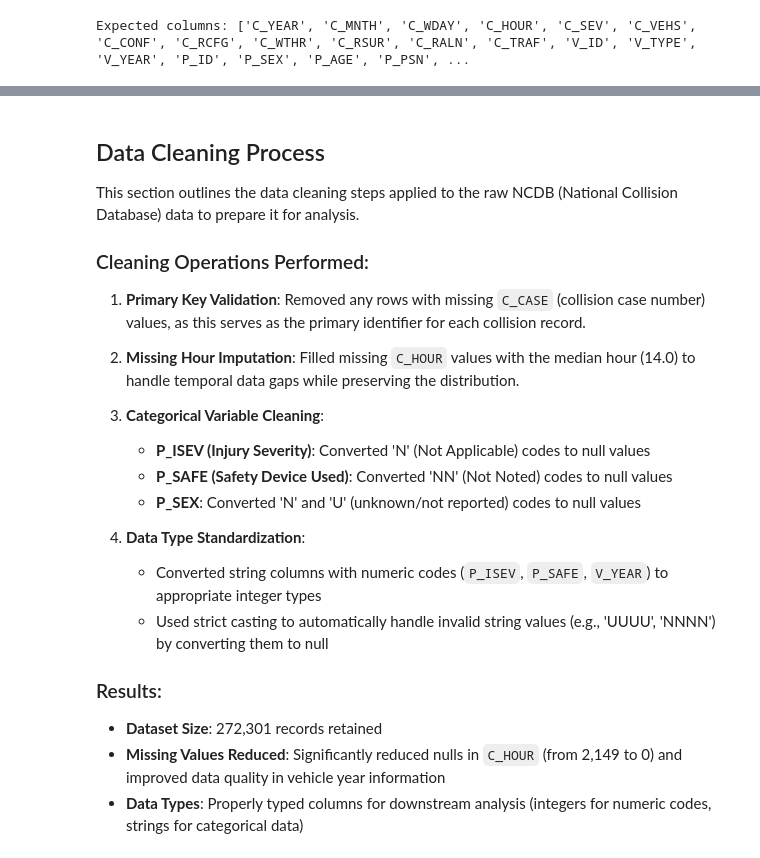
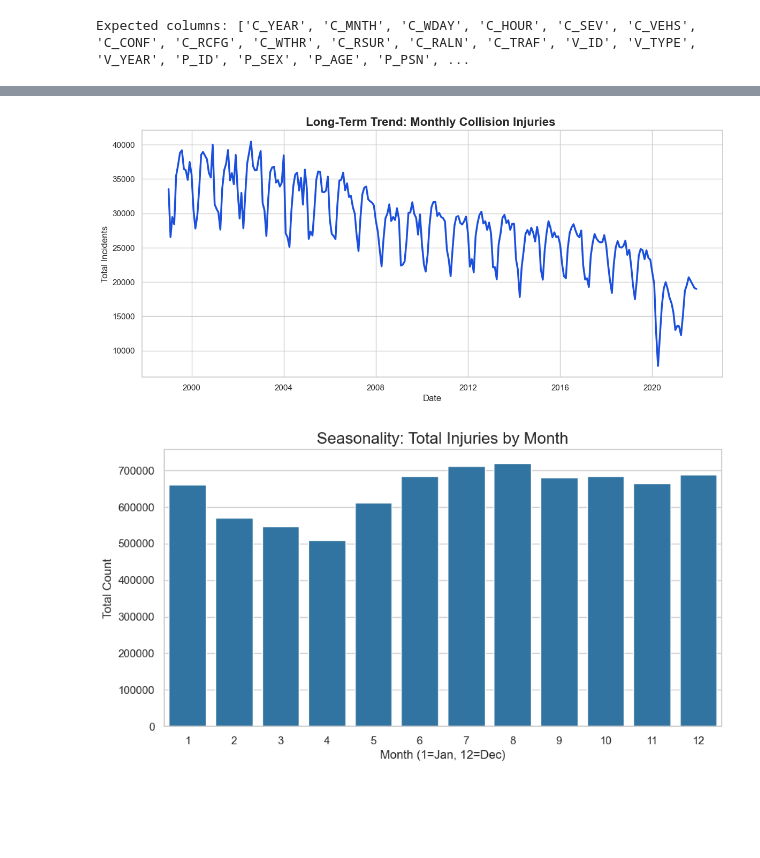
Before and after one commit to Hit-rajput/blood-supply-risk-monitor, a Jupyter notebook: notebooks/explotory_analysis_NCDB.ipynb, the cells around one changed output, grey strips where cells are left out. Drawn from its saved outputs; the diff is of its cells as text; code cells hidden in the pictures; blank space fills up the shorter version.

```diff
--- a/notebooks/explotory_analysis_NCDB.ipynb
+++ b/notebooks/explotory_analysis_NCDB.ipynb
@@ -267,24 +266,0 @@ ColumnNotFoundError: unable to find column "C_CASE"; valid columns: ["C_YEAR", "
-# %% [markdown]
-## Data Cleaning Process
-
-This section outlines the data cleaning steps applied to the raw NCDB (National Collision Database) data to prepare it for analysis.
-
-### Cleaning Operations Performed:
-
-1. **Primary Key Validation**: Removed any rows with missing `C_CASE` (collision case number) values, as this serves as the primary identifier for each collision record.
-
-2. **Missing Hour Imputation**: Filled missing `C_HOUR` values with the median hour (14.0) to handle temporal data gaps while preserving the distribution.
-
-3. **Categorical Variable Cleaning**:
-   - **P_ISEV (Injury Severity)**: Converted 'N' (Not Applicable) codes to null values
-   - **P_SAFE (Safety Device Used)**: Converted 'NN' (Not Noted) codes to null values
-   - **P_SEX**: Converted 'N' and 'U' (unknown/not reported) codes to null values
-
-4. **Data Type Standardization**:
-   - Converted string columns with numeric codes (`P_ISEV`, `P_SAFE`, `V_YEAR`) to appropriate integer types
-   - Used strict casting to automatically handle invalid string values (e.g., 'UUUU', 'NNNN') by converting them to null
-
-### Results:
-- **Dataset Size**: 272,301 records retained
-- **Missing Values Reduced**: Significantly reduced nulls in `C_HOUR` (from 2,149 to 0) and improved data quality in vehicle year information
-- **Data Types**: Properly typed columns for downstream analysis (integers for numeric codes, strings for categorical data)
@@ -316,39 +275,17 @@ print(viz_df.head())
 # %%
-trend_data = viz_df.groupby(['Year', 'Severity']).size().reset_index(name='Count')
-
-# 2. Plot
-plt.figure(figsize=(12, 6))
-sns.lineplot(
-    data=trend_data,
-    x='Year',
-    y='Count',
-    hue='Severity',
-    style='Severity',
-    markers=True,
-    dashes=False,
-    palette={"Fatal": "#d62728", "Injury": "#1f77b4"}  # Red for Fatal, Blue for Injury
+monthly_demand = (
+    df_final
+    .groupby("Report_Date")
+    .size()
+    .reset_index(name="Incident_Count")
 )
-
-plt.title("Total Persons Involved in Collisions by Severity (1999-2023)")
-plt.grid(True, alpha=0.3)
-plt.ylabel("Number of Persons")
-plt.show()
 # %%
-# 1. Create a pivot table: Rows=Weekday, Cols=Month, Values=Count
-heatmap_data = viz_df.pivot_table(
-    index='Weekday',
-    columns='Month',
-    values='Year',
-    aggfunc='count'
-)
-
-# 2. Reorder weekdays (1=Monday in NCDB usually, but check your specific dict)
-# If 1=Monday, 7=Sunday.
-plt.figure(figsize=(10, 6))
-sns.heatmap(heatmap_data, cmap="YlOrRd", annot=False, fmt="d")
-
-plt.title("Collision Frequency: Month vs. Day of Week")
-plt.ylabel("Day of Week (1=Mon, 7=Sun)")
-plt.xlabel("Month")
+plt.figure()
+sns.lineplot(data=monthly_demand, x="Report_Date", y="Incident_Count", color="#1b4fdd", linewidth=2.5)
+plt.title("Long-Term Trend: Monthly Collision Injuries ", fontsize=16, fontweight='bold')
+plt.ylabel("Total Incidents")
+plt.xlabel("Date")
 plt.show()
+# %% [output]
+[figure, added]
 # %%
@@ -371,0 +298,9 @@ plt.show()
+# %%
+plt.figure(figsize=(10, 5))
+sns.barplot(data=seasonal_pattern, x="C_MNTH", y="Avg_Incidents", color="#1f77b4")
+plt.title("Seasonality: Total Injuries by Month", fontsize=16)
+plt.xlabel("Month (1=Jan, 12=Dec)")
+plt.ylabel("Total Count")
+plt.show()
+# %% [output]
+[figure, added]
```
Also changed, not shown: parts of 25 cells of this notebook.
